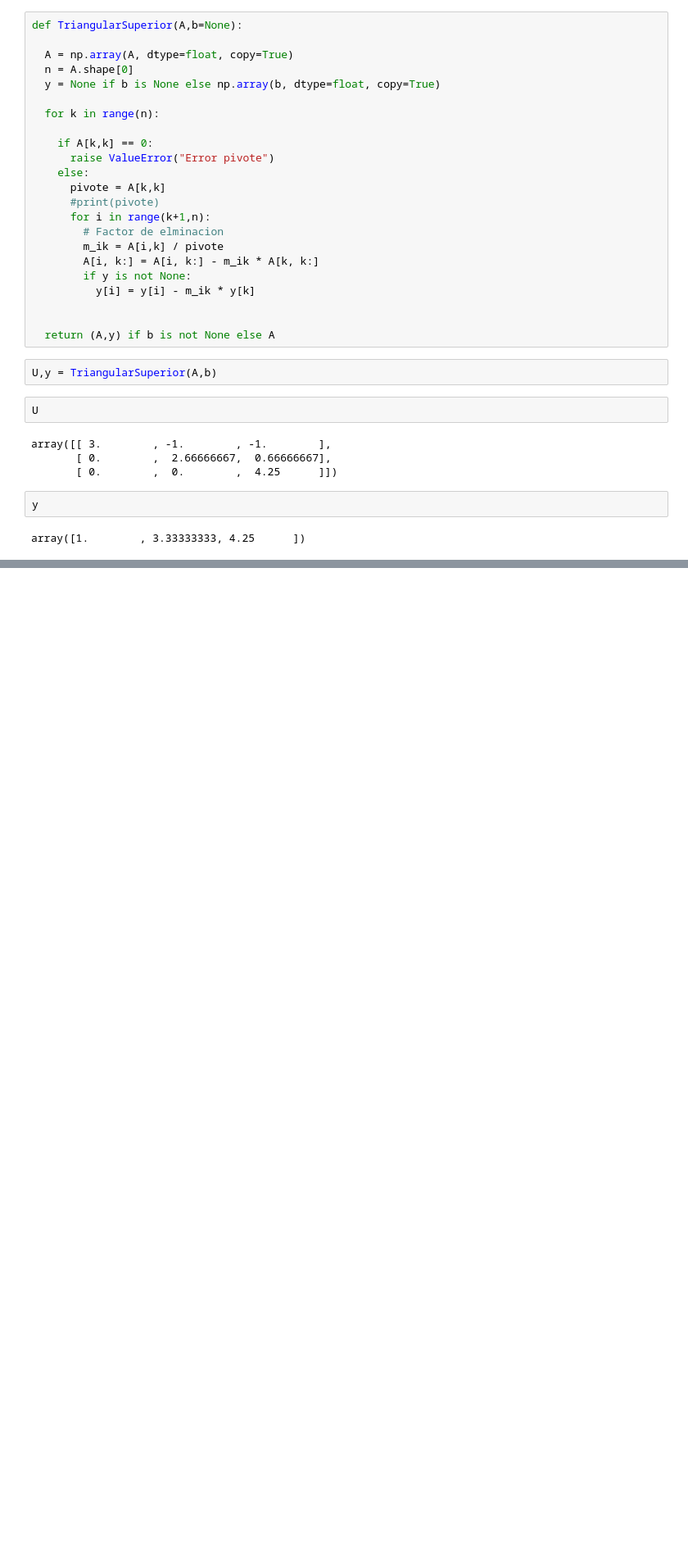
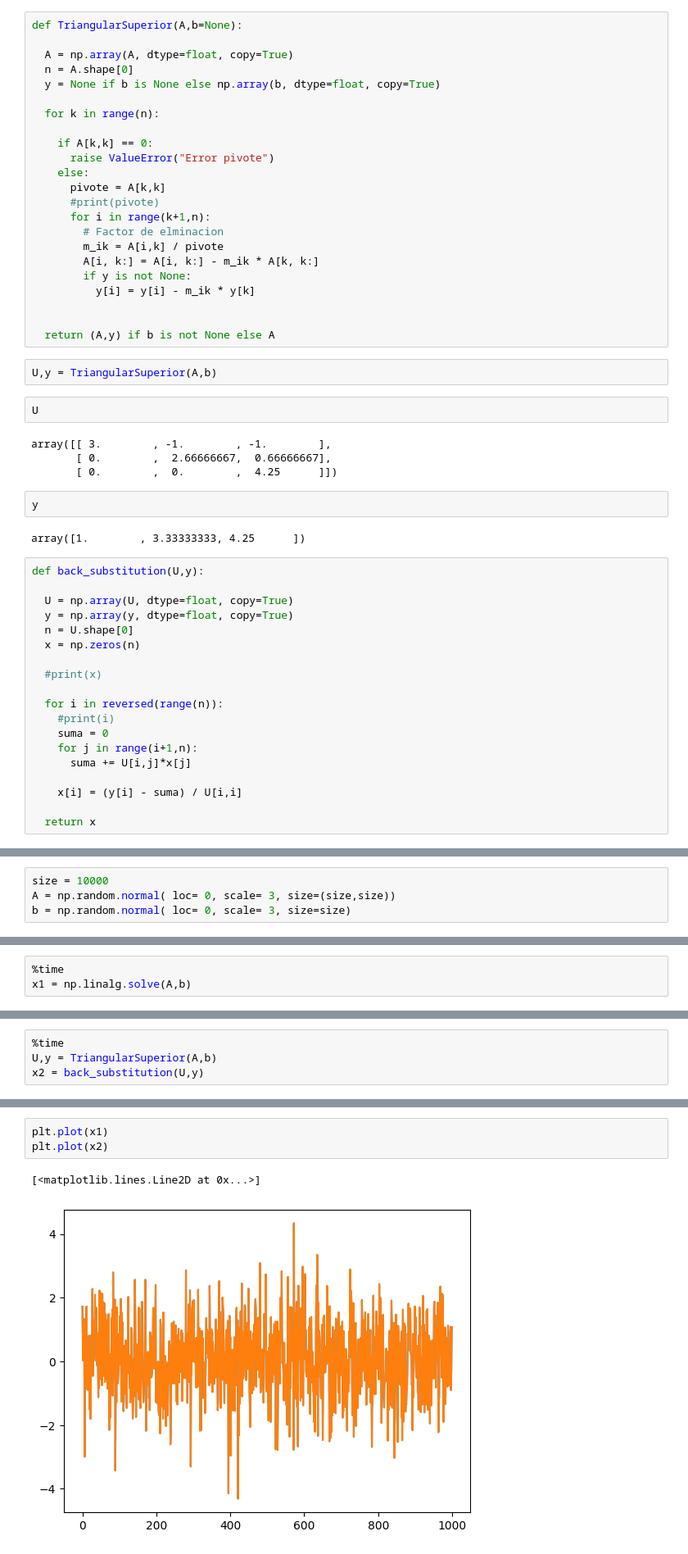
Before and after one commit to asegura4488/MetodosComputacionalesI2025, a Jupyter notebook: Semana8/EliminacionGaussiana.ipynb, the cells around one changed output, grey strips where cells are left out. Shown at 82% size. Drawn from its saved outputs; the diff is of its cells as text; blank space fills up the shorter version.

```diff
--- a/Semana8/EliminacionGaussiana.ipynb
+++ b/Semana8/EliminacionGaussiana.ipynb
@@ -48,3 +48,22 @@ array([[ 3.        , -1.        , -1.        ],
 y
 # %% [output]
 array([1.        , 3.33333333, 4.25      ])
+# %%
+def back_substitution(U,y):
+
+  U = np.array(U, dtype=float, copy=True)
+  y = np.array(y, dtype=float, copy=True)
+  n = U.shape[0]
+  x = np.zeros(n)
+
+  #print(x)
+
+  for i in reversed(range(n)):
+    #print(i)
+    suma = 0
+    for j in range(i+1,n):
+      suma += U[i,j]*x[j]
+
+    x[i] = (y[i] - suma) / U[i,i]
+
+  return x
@@ -50,0 +74,4 @@ array([1.        , 3.33333333, 4.25      ])
+# %%
+size = 10000
+A = np.random.normal( loc= 0, scale= 3, size=(size,size))
+b = np.random.normal( loc= 0, scale= 3, size=size)
@@ -50,0 +80,3 @@ array([1.        , 3.33333333, 4.25      ])
+# %%
+%time
+x1 = np.linalg.solve(A,b)
@@ -50,0 +86,4 @@ array([1.        , 3.33333333, 4.25      ])
+# %%
+%time
+U,y = TriangularSuperior(A,b)
+x2 = back_substitution(U,y)
@@ -50,0 +93,6 @@ array([1.        , 3.33333333, 4.25      ])
+# %%
+plt.plot(x1)
+plt.plot(x2)
+# %% [output]
+[<matplotlib.lines.Line2D at 0x...>]
+[figure, added]
```
Also changed, not shown: parts of 4 cells of this notebook.
